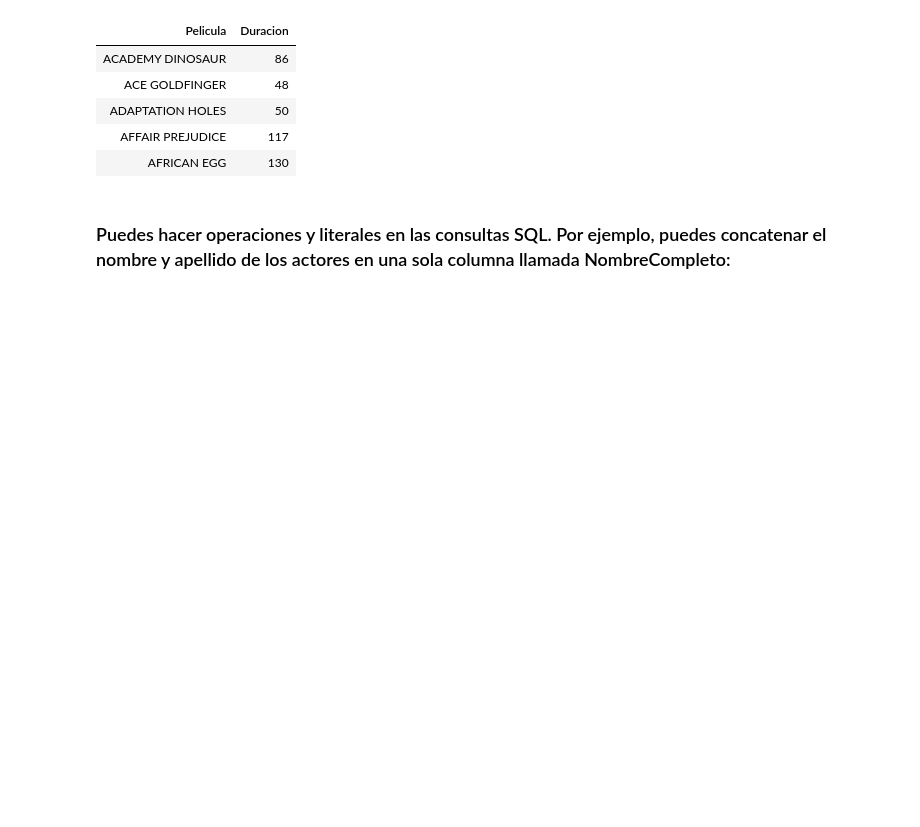
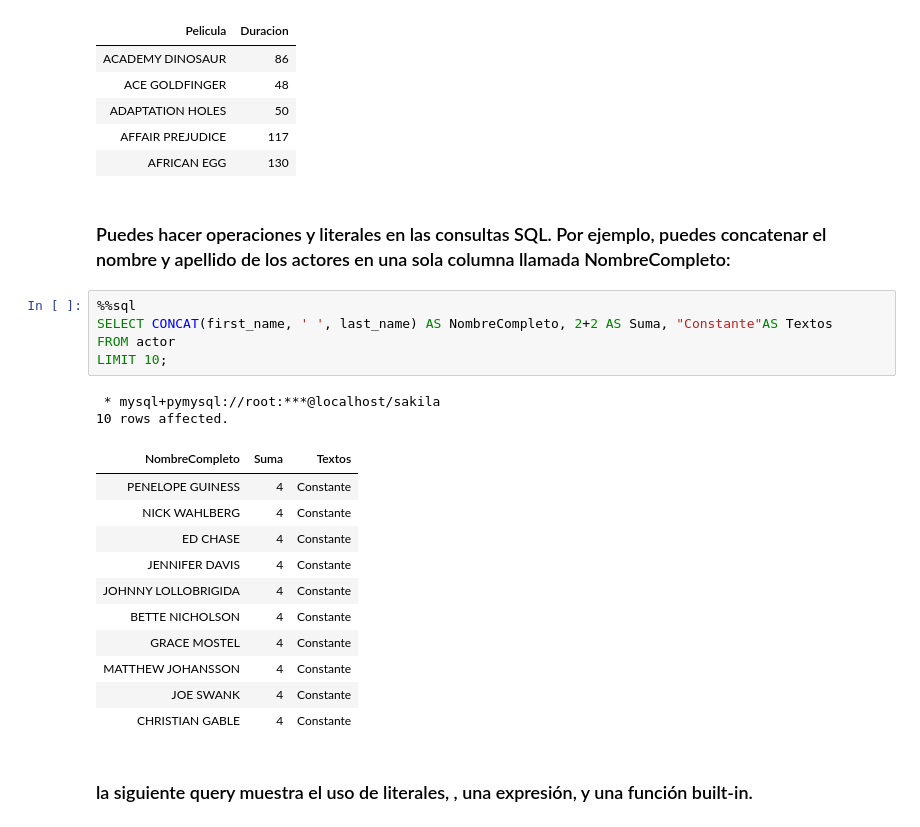
Before and after one commit to oscarenav/Curso_SQL, a Jupyter notebook: 001 SELECT.ipynb, the cells around one changed output. Saved outputs shown, nothing was run; the diff lists cells and outputs as text; blank space fills up the shorter version.

```diff
--- a/001 SELECT.ipynb
+++ b/001 SELECT.ipynb
@@ -42,3 +45,24 @@ LIMIT 5;
 | AFRICAN EGG | 130 |
 # %% [markdown]
 ### Puedes hacer operaciones y literales en las consultas SQL. Por ejemplo, puedes concatenar el nombre y apellido de los actores en una sola columna llamada NombreCompleto:
+# %%
+%%sql
+SELECT CONCAT(first_name, ' ', last_name) AS NombreCompleto, 2+2 AS Suma, "Constante"AS Textos
+FROM actor
+LIMIT 10;
+# %% [output]
+ * mysql+pymysql://root:***@localhost/sakila
+10 rows affected.
+| NombreCompleto | Suma | Textos |
+| PENELOPE GUINESS | 4 | Constante |
+| NICK WAHLBERG | 4 | Constante |
+| ED CHASE | 4 | Constante |
+| JENNIFER DAVIS | 4 | Constante |
+| JOHNNY LOLLOBRIGIDA | 4 | Constante |
+| BETTE NICHOLSON | 4 | Constante |
+| GRACE MOSTEL | 4 | Constante |
+| MATTHEW JOHANSSON | 4 | Constante |
+| JOE SWANK | 4 | Constante |
+| CHRISTIAN GABLE | 4 | Constante |
+# %% [markdown]
+### la siguiente query muestra el uso de  literales, , una expresión, y una función built-in.
```
Also changed, not shown: parts of 20 cells of this notebook, 4 other files.
